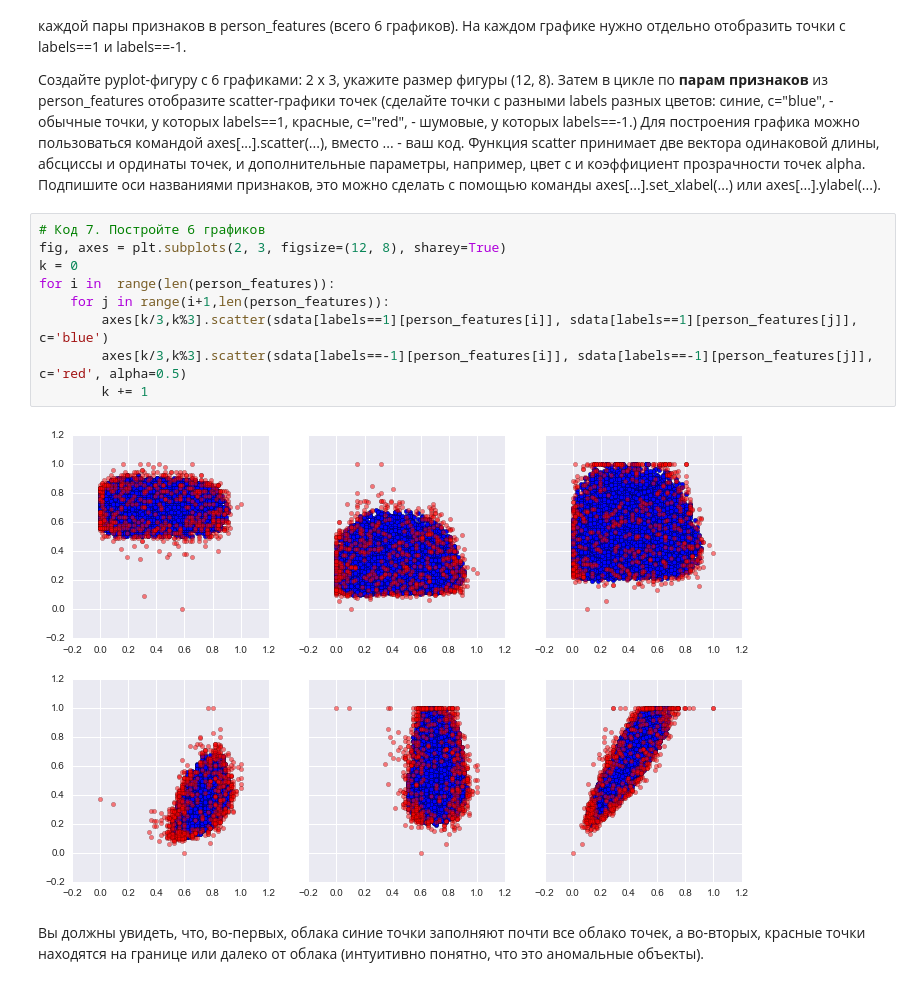
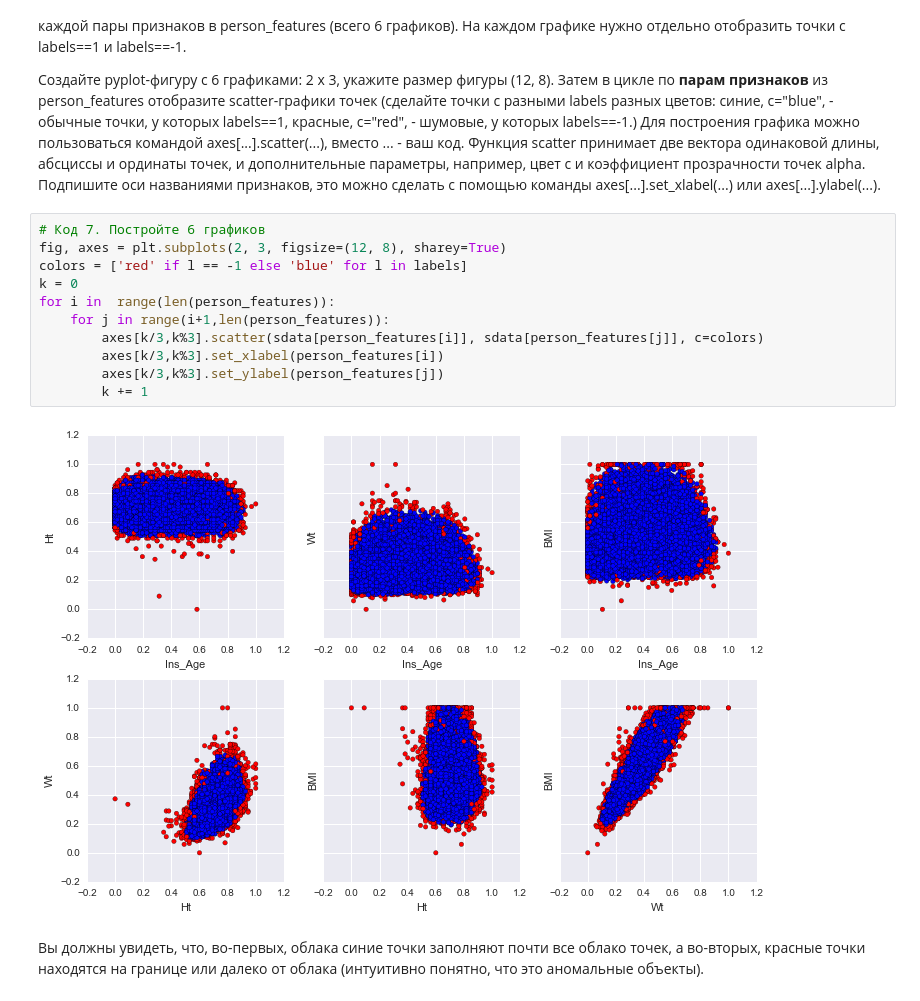
Before and after one commit to movb/yandex-ml, a Jupyter notebook: mipt-ml-3/week3/VisualizationPeerReview.ipynb, the cells around one changed output. Saved outputs shown, nothing was run; the diff lists cells and outputs as text.

Commit message:
ML-MIPT-3: Week3 visualization Peer Assignment final solution.

```diff
--- a/mipt-ml-3/week3/VisualizationPeerReview.ipynb
+++ b/mipt-ml-3/week3/VisualizationPeerReview.ipynb
@@ -360,14 +360,16 @@ labels = svm_.predict(sdata[person_features])
 # %%
 # Код 7. Постройте 6 графиков
 fig, axes = plt.subplots(2, 3, figsize=(12, 8), sharey=True)
+colors = ['red' if l == -1 else 'blue' for l in labels]
 k = 0
 for i in  range(len(person_features)):
     for j in range(i+1,len(person_features)):
-        axes[k/3,k%3].scatter(sdata[labels==1][person_features[i]], sdata[labels==1][person_features[j]], c='blue')
-        axes[k/3,k%3].scatter(sdata[labels==-1][person_features[i]], sdata[labels==-1][person_features[j]], c='red', alpha=0.5)
+        axes[k/3,k%3].scatter(sdata[person_features[i]], sdata[person_features[j]], c=colors)
+        axes[k/3,k%3].set_xlabel(person_features[i])
+        axes[k/3,k%3].set_ylabel(person_features[j])
         k += 1
 # %% [output]
-[figure, old version]
+[figure, new version]
 # %% [markdown]
 Вы должны увидеть, что, во-первых, облака синие точки заполняют почти все облако точек, а во-вторых, красные точки находятся на границе или далеко от облака (интуитивно понятно, что это аномальные объекты).
 # %% [markdown]
```
Also changed, not shown: parts of 4 cells of this notebook.
